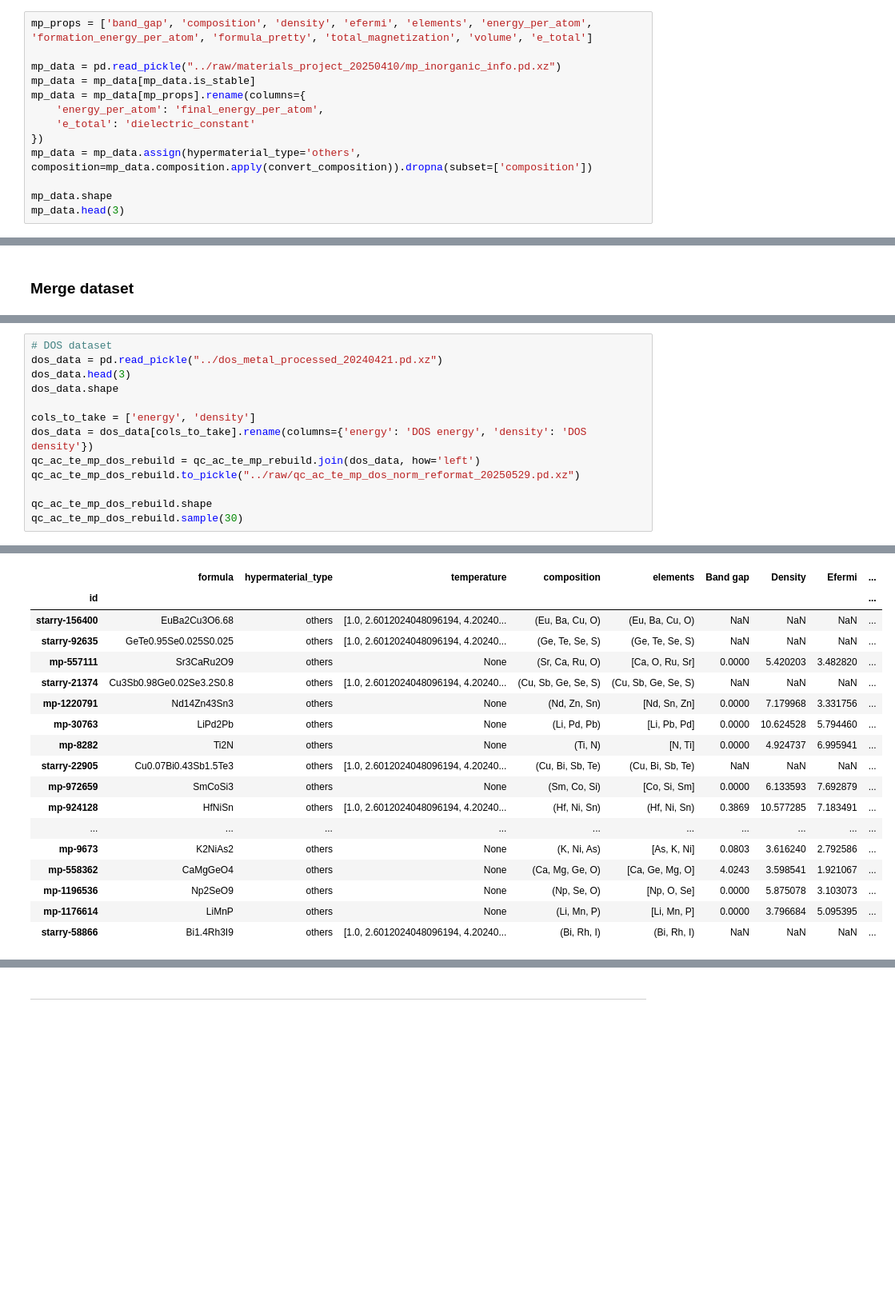
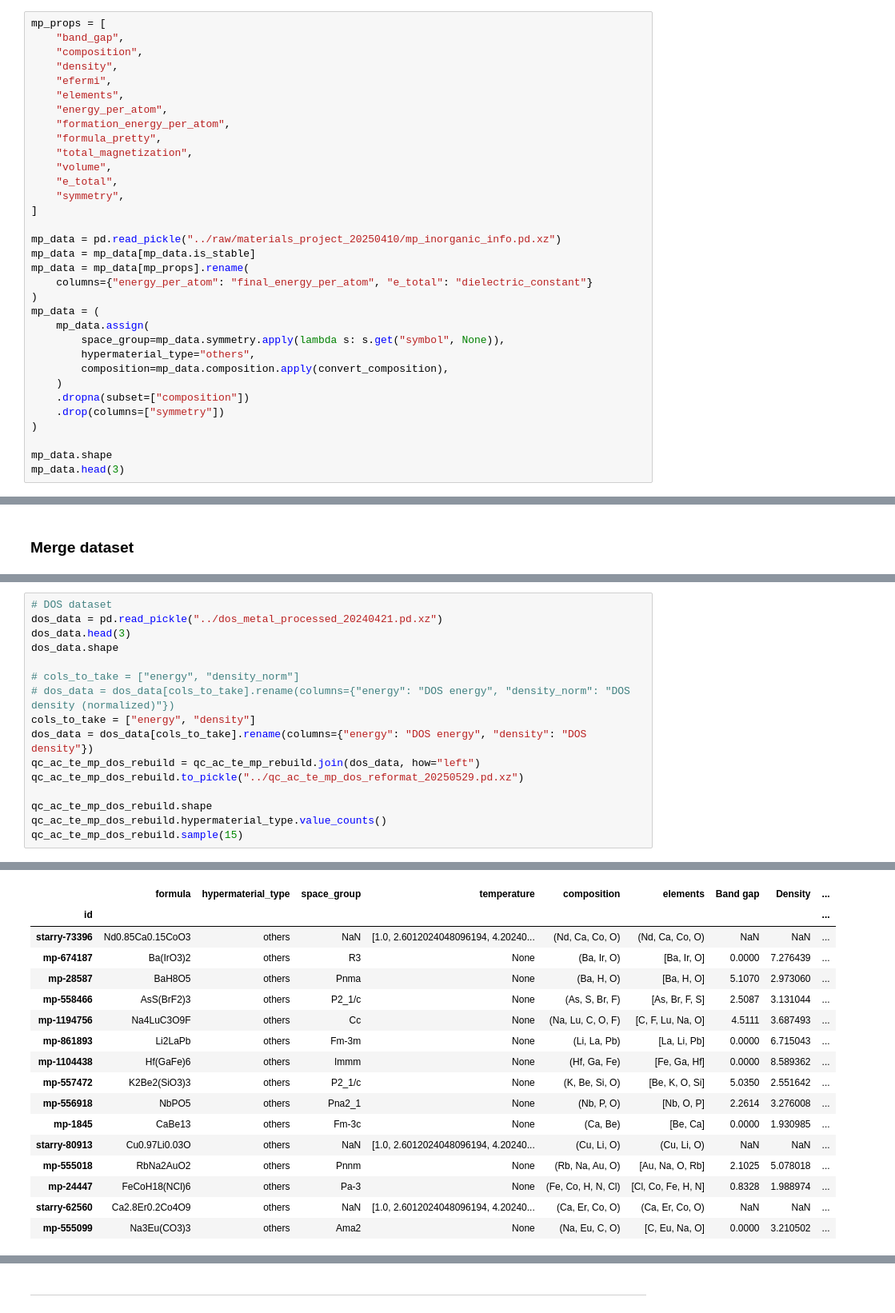
Before and after one commit to TsumiNa/foundation_model, a Jupyter notebook: data/scripts/process_ac_qe_te_data.ipynb, the cells around one changed output, grey strips where cells are left out. Shown at 80% size. Drawn from its saved outputs; the diff is of its cells as text; blank space fills up the shorter version.

```diff
--- a/data/scripts/process_ac_qe_te_data.ipynb
+++ b/data/scripts/process_ac_qe_te_data.ipynb
@@ -533,15 +547,35 @@ plt.show()
 # %% [markdown]
 ### MP data
 # %%
-mp_props = ['band_gap', 'composition', 'density', 'efermi', 'elements', 'energy_per_atom', 'formation_energy_per_atom', 'formula_pretty', 'total_magnetization', 'volume', 'e_total']
+mp_props = [
+    "band_gap",
+    "composition",
+    "density",
+    "efermi",
+    "elements",
+    "energy_per_atom",
+    "formation_energy_per_atom",
+    "formula_pretty",
+    "total_magnetization",
+    "volume",
+    "e_total",
+    "symmetry",
+]
 
 mp_data = pd.read_pickle("../raw/materials_project_20250410/mp_inorganic_info.pd.xz")
 mp_data = mp_data[mp_data.is_stable]
-mp_data = mp_data[mp_props].rename(columns={
-    'energy_per_atom': 'final_energy_per_atom',
-    'e_total': 'dielectric_constant'
-})
-mp_data = mp_data.assign(hypermaterial_type='others', composition=mp_data.composition.apply(convert_composition)).dropna(subset=['composition'])
+mp_data = mp_data[mp_props].rename(
+    columns={"energy_per_atom": "final_energy_per_atom", "e_total": "dielectric_constant"}
+)
+mp_data = (
+    mp_data.assign(
+        space_group=mp_data.symmetry.apply(lambda s: s.get("symbol", None)),
+        hypermaterial_type="others",
+        composition=mp_data.composition.apply(convert_composition),
+    )
+    .dropna(subset=["composition"])
+    .drop(columns=["symmetry"])
+)
 
 mp_data.shape
 mp_data.head(3)
@@ -662,13 +743,16 @@ dos_data = pd.read_pickle("../dos_metal_processed_20240421.pd.xz")
 dos_data.head(3)
 dos_data.shape
 
-cols_to_take = ['energy', 'density']
-dos_data = dos_data[cols_to_take].rename(columns={'energy': 'DOS energy', 'density': 'DOS density'})
-qc_ac_te_mp_dos_rebuild = qc_ac_te_mp_rebuild.join(dos_data, how='left')
-qc_ac_te_mp_dos_rebuild.to_pickle("../raw/qc_ac_te_mp_dos_norm_reformat_20250529.pd.xz")
+# cols_to_take = ["energy", "density_norm"]
+# dos_data = dos_data[cols_to_take].rename(columns={"energy": "DOS energy", "density_norm": "DOS density (normalized)"})
+cols_to_take = ["energy", "density"]
+dos_data = dos_data[cols_to_take].rename(columns={"energy": "DOS energy", "density": "DOS density"})
+qc_ac_te_mp_dos_rebuild = qc_ac_te_mp_rebuild.join(dos_data, how="left")
+qc_ac_te_mp_dos_rebuild.to_pickle("../qc_ac_te_mp_dos_reformat_20250529.pd.xz")
 
 qc_ac_te_mp_dos_rebuild.shape
-qc_ac_te_mp_dos_rebuild.sample(30)
+qc_ac_te_mp_dos_rebuild.hypermaterial_type.value_counts()
+qc_ac_te_mp_dos_rebuild.sample(15)
 # %% [output]
 |  | reduced_formula | chemical_system | gap | efermi | is_stable | is_metal | density_raw | energy_raw | ... |
 | material_id |  |  |  |  |  |  |  |  | ... |
@@ -680,18 +771,17 @@ qc_ac_te_mp_dos_rebuild.sample(30)
-|  | formula | hypermaterial_type | temperature | composition | elements | Band gap | Density | Efermi | ... |
+|  | formula | hypermaterial_type | space_group | temperature | composition | elements | Band gap | Density | ... |
 | id |  |  |  |  |  |  |  |  | ... |
-| starry-156400 | EuBa2Cu3O6.68 | others | [1.0, 2.6012024048096194, 4.20240... | (Eu, Ba, Cu, O) | (Eu, Ba, Cu, O) | NaN | NaN | NaN | ... |
-| starry-92635 | GeTe0.95Se0.025S0.025 | others | [1.0, 2.6012024048096194, 4.20240... | (Ge, Te, Se, S) | (Ge, Te, Se, S) | NaN | NaN | NaN | ... |
-| mp-557111 | Sr3CaRu2O9 | others | None | (Sr, Ca, Ru, O) | [Ca, O, Ru, Sr] | 0.0000 | 5.420203 | 3.482820 | ... |
-| starry-21374 | Cu3Sb0.98Ge0.02Se3.2S0.8 | others | [1.0, 2.6012024048096194, 4.20240... | (Cu, Sb, Ge, Se, S) | (Cu, Sb, Ge, Se, S) | NaN | NaN | NaN | ... |
-| mp-1220791 | Nd14Zn43Sn3 | others | None | (Nd, Zn, Sn) | [Nd, Sn, Zn] | 0.0000 | 7.179968 | 3.331756 | ... |
-| mp-30763 | LiPd2Pb | others | None | (Li, Pd, Pb) | [Li, Pb, Pd] | 0.0000 | 10.624528 | 5.794460 | ... |
-| mp-8282 | Ti2N | others | None | (Ti, N) | [N, Ti] | 0.0000 | 4.924737 | 6.995941 | ... |
-| starry-22905 | Cu0.07Bi0.43Sb1.5Te3 | others | [1.0, 2.6012024048096194, 4.20240... | (Cu, Bi, Sb, Te) | (Cu, Bi, Sb, Te) | NaN | NaN | NaN | ... |
-| mp-972659 | SmCoSi3 | others | None | (Sm, Co, Si) | [Co, Si, Sm] | 0.0000 | 6.133593 | 7.692879 | ... |
-| mp-924128 | HfNiSn | others | [1.0, 2.6012024048096194, 4.20240... | (Hf, Ni, Sn) | (Hf, Ni, Sn) | 0.3869 | 10.577285 | 7.183491 | ... |
-| ... | ... | ... | ... | ... | ... | ... | ... | ... | ... |
-| mp-9673 | K2NiAs2 | others | None | (K, Ni, As) | [As, K, Ni] | 0.0803 | 3.616240 | 2.792586 | ... |
-| mp-558362 | CaMgGeO4 | others | None | (Ca, Mg, Ge, O) | [Ca, Ge, Mg, O] | 4.0243 | 3.598541 | 1.921067 | ... |
-| mp-1196536 | Np2SeO9 | others | None | (Np, Se, O) | [Np, O, Se] | 0.0000 | 5.875078 | 3.103073 | ... |
-| mp-1176614 | LiMnP | others | None | (Li, Mn, P) | [Li, Mn, P] | 0.0000 | 3.796684 | 5.095395 | ... |
-| starry-58866 | Bi1.4Rh3I9 | others | [1.0, 2.6012024048096194, 4.20240... | (Bi, Rh, I) | (Bi, Rh, I) | NaN | NaN | NaN | ... |
+| starry-73396 | Nd0.85Ca0.15CoO3 | others | NaN | [1.0, 2.6012024048096194, 4.20240... | (Nd, Ca, Co, O) | (Nd, Ca, Co, O) | NaN | NaN | ... |
+| mp-674187 | Ba(IrO3)2 | others | R3 | None | (Ba, Ir, O) | [Ba, Ir, O] | 0.0000 | 7.276439 | ... |
+| mp-28587 | BaH8O5 | others | Pnma | None | (Ba, H, O) | [Ba, H, O] | 5.1070 | 2.973060 | ... |
+| mp-558466 | AsS(BrF2)3 | others | P2_1/c | None | (As, S, Br, F) | [As, Br, F, S] | 2.5087 | 3.131044 | ... |
+| mp-1194756 | Na4LuC3O9F | others | Cc | None | (Na, Lu, C, O, F) | [C, F, Lu, Na, O] | 4.5111 | 3.687493 | ... |
+| mp-861893 | Li2LaPb | others | Fm-3m | None | (Li, La, Pb) | [La, Li, Pb] | 0.0000 | 6.715043 | ... |
+| mp-1104438 | Hf(GaFe)6 | others | Immm | None | (Hf, Ga, Fe) | [Fe, Ga, Hf] | 0.0000 | 8.589362 | ... |
+| mp-557472 | K2Be2(SiO3)3 | others | P2_1/c | None | (K, Be, Si, O) | [Be, K, O, Si] | 5.0350 | 2.551642 | ... |
+| mp-556918 | NbPO5 | others | Pna2_1 | None | (Nb, P, O) | [Nb, O, P] | 2.2614 | 3.276008 | ... |
+| mp-1845 | CaBe13 | others | Fm-3c | None | (Ca, Be) | [Be, Ca] | 0.0000 | 1.930985 | ... |
+| starry-80913 | Cu0.97Li0.03O | others | NaN | [1.0, 2.6012024048096194, 4.20240... | (Cu, Li, O) | (Cu, Li, O) | NaN | NaN | ... |
+| mp-555018 | RbNa2AuO2 | others | Pnnm | None | (Rb, Na, Au, O) | [Au, Na, O, Rb] | 2.1025 | 5.078018 | ... |
+| mp-24447 | FeCoH18(NCl)6 | others | Pa-3 | None | (Fe, Co, H, N, Cl) | [Cl, Co, Fe, H, N] | 0.8328 | 1.988974 | ... |
+| starry-62560 | Ca2.8Er0.2Co4O9 | others | NaN | [1.0, 2.6012024048096194, 4.20240... | (Ca, Er, Co, O) | (Ca, Er, Co, O) | NaN | NaN | ... |
+| mp-555099 | Na3Eu(CO3)3 | others | Ama2 | None | (Na, Eu, C, O) | [C, Eu, Na, O] | 0.0000 | 3.210502 | ... |
```
Also changed, not shown: parts of 19 cells of this notebook, 2 other files.
